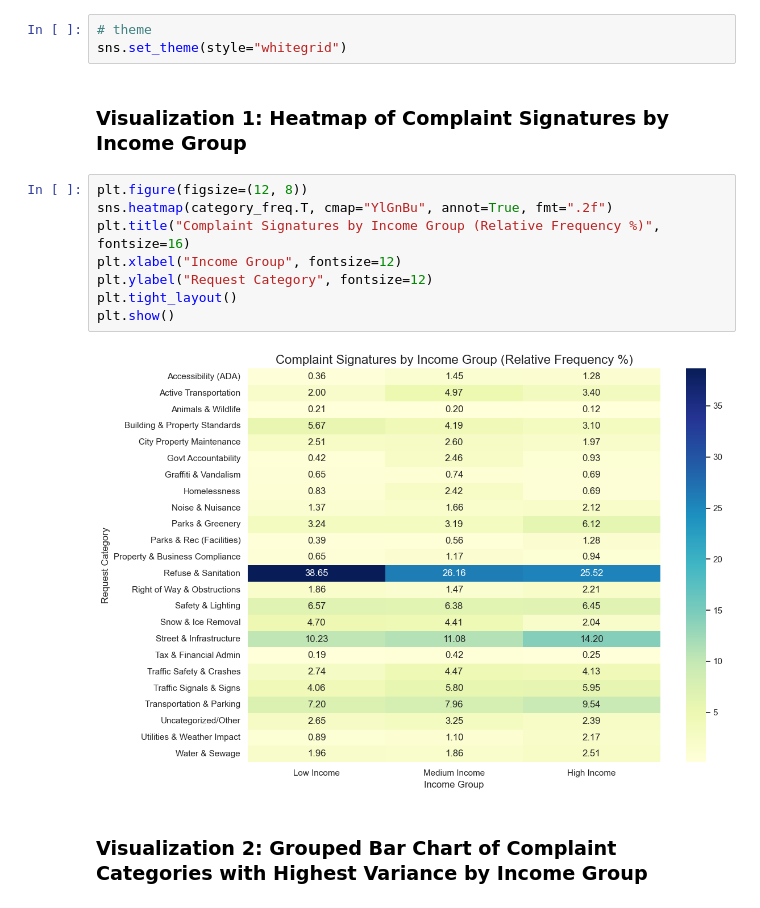
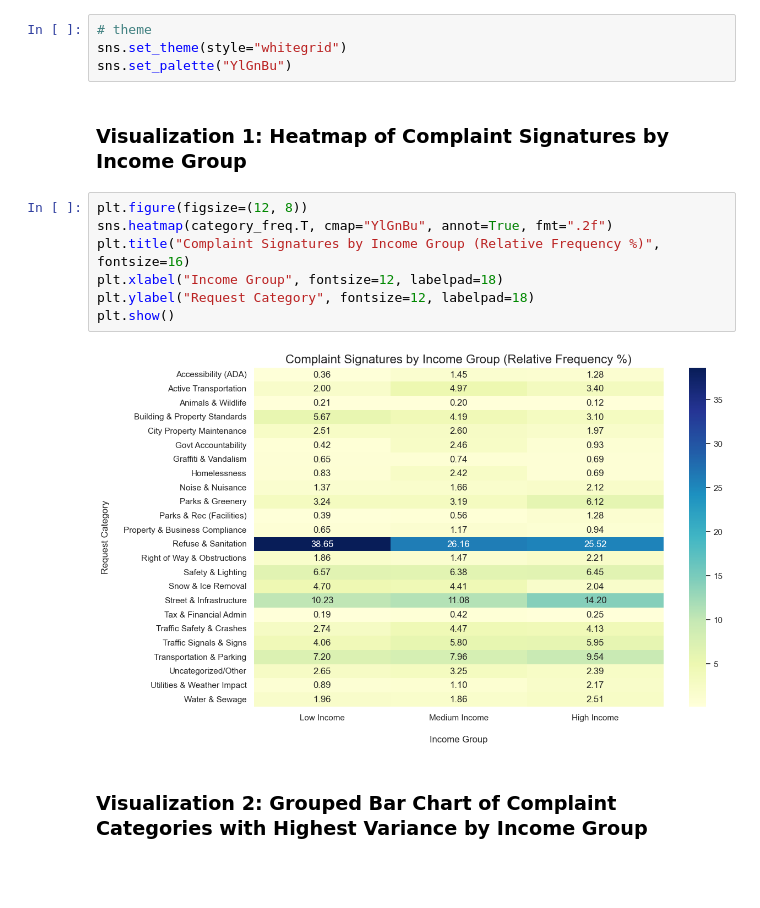
Before and after one commit to npisar/SI313-homework, a Jupyter notebook: final project/pisarczyk_final-project_progress-report_si313.ipynb, the cells around one changed output. Cells and saved outputs as stored; diff of their text form; blank space fills up the shorter version.

```diff
--- a/final project/pisarczyk_final-project_progress-report_si313.ipynb
+++ b/final project/pisarczyk_final-project_progress-report_si313.ipynb
@@ -753,18 +754,18 @@ Top 5 Most Different Variables
 # %%
 # theme
 sns.set_theme(style="whitegrid")
+sns.set_palette("YlGnBu")
 # %% [markdown]
 ### **Visualization 1: Heatmap of Complaint Signatures by Income Group**
 # %%
 plt.figure(figsize=(12, 8))
 sns.heatmap(category_freq.T, cmap="YlGnBu", annot=True, fmt=".2f")
 plt.title("Complaint Signatures by Income Group (Relative Frequency %)", fontsize=16)
-plt.xlabel("Income Group", fontsize=12)
-plt.ylabel("Request Category", fontsize=12)
-plt.tight_layout()
+plt.xlabel("Income Group", fontsize=12, labelpad=18)
+plt.ylabel("Request Category", fontsize=12, labelpad=18)
 plt.show()
 # %% [output]
-[figure, old version]
+[figure, new version]
 # %% [markdown]
 ### **Visualization 2: Grouped Bar Chart of Complaint Categories with Highest Variance by Income Group**
 # %%
```
Also changed, not shown: parts of 7 cells of this notebook.
